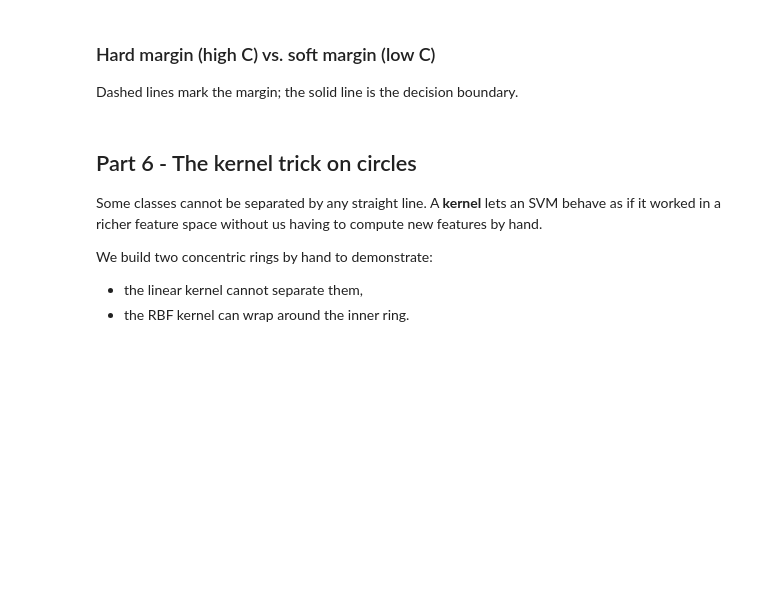
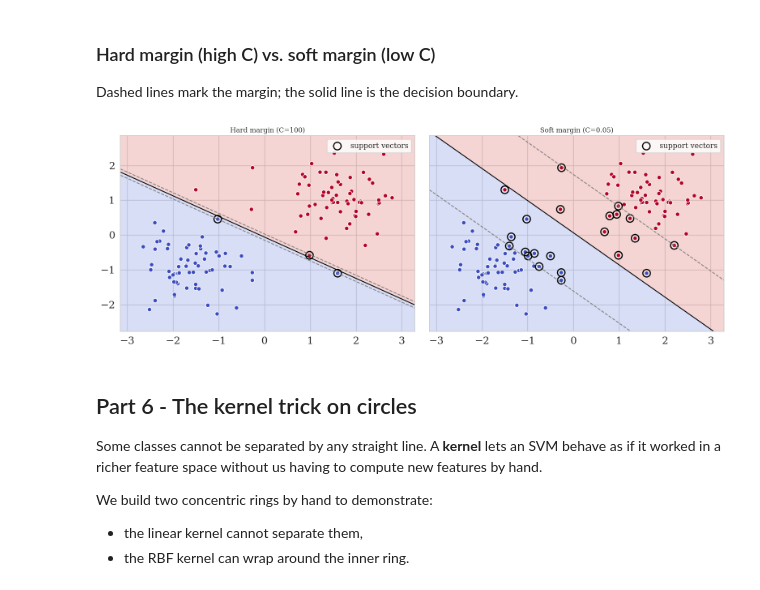
Before and after one commit to mgrubisic/ai_bootcamp_foundations, a Jupyter notebook: notebooks/2d_Decision_Trees_and_SVM.ipynb, the cells around one changed output. Saved outputs shown, nothing was run; the diff lists cells and outputs as text; code cells hidden in the pictures; blank space fills up the shorter version.

```diff
--- a/notebooks/2d_Decision_Trees_and_SVM.ipynb
+++ b/notebooks/2d_Decision_Trees_and_SVM.ipynb
@@ -80,7 +86,7 @@ from sklearn.metrics import accuracy_score, precision_score, recall_score
 
 # TODO 1: create a DecisionTreeClassifier with no depth limit (use random_state=42)
 #         and fit it on X_train, y_train.
-unrestricted_tree = ...
+unrestricted_tree = DecisionTreeClassifier(random_state=42).fit(X_train, y_train) # max_depth=3
 
 print("tree depth :", unrestricted_tree.get_depth())
 print("tree leaves:", unrestricted_tree.get_n_leaves())
@@ -106,7 +117,7 @@ Setting `max_depth` limits how many questions the tree can ask in a row. This is
 # %%
 # TODO 2: create a DecisionTreeClassifier with max_depth=3 (random_state=42)
 #         and fit it on X_train, y_train.
-pruned_tree = ...
+pruned_tree = DecisionTreeClassifier(max_depth=3, random_state=42).fit(X_train, y_train)
 
 print("pruned depth :", pruned_tree.get_depth())
 print("pruned leaves:", pruned_tree.get_n_leaves())
@@ -205,25 +227,27 @@ Dashed lines mark the margin; the solid line is the decision boundary.
 # %%
 from sklearn.svm import SVC
 
 # TODO 3: fit two linear-kernel SVMs on (X_margin, y_margin):
 #   - svm_hard uses C=100 (hard margin)
 #   - svm_soft uses C=0.05 (soft margin)
-svm_hard = ...
-svm_soft = ...
+svm_hard = SVC(kernel="linear", C=100).fit(X_margin, y_margin) # kernel{‘linear’, ‘poly’, ‘rbf’, ‘sigmoid’, ‘precomputed’} or callable, default=’rbf’
+svm_soft = SVC(kernel="linear", C=0.05).fit(X_margin, y_margin)
 
 # Plotting the margins and support vectors is prepared for you.
 fig, axes = plt.subplots(1, 2, figsize=(16, 6), sharex=True, sharey=True)
 plot_decision_boundary(axes[0], svm_hard, X_margin, y_margin, "Hard margin (C=100)", show_svm_margin=True)
 plot_decision_boundary(axes[1], svm_soft, X_margin, y_margin, "Soft margin (C=0.05)", show_svm_margin=True)
 
 for ax, model in zip(axes, [svm_hard, svm_soft]):
     supports = model.support_vectors_
     ax.scatter(supports[:, 0], supports[:, 1], s=180, facecolors="none",
                edgecolors="black", linewidths=2, label="support vectors")
     ax.legend(fontsize=13)
 
 plt.tight_layout()
 plt.show()
+# %% [output]
+[figure, added]
 # %% [markdown]
 ## Part 6 - The kernel trick on circles
 
```
Also changed, not shown: parts of 10 cells of this notebook.
